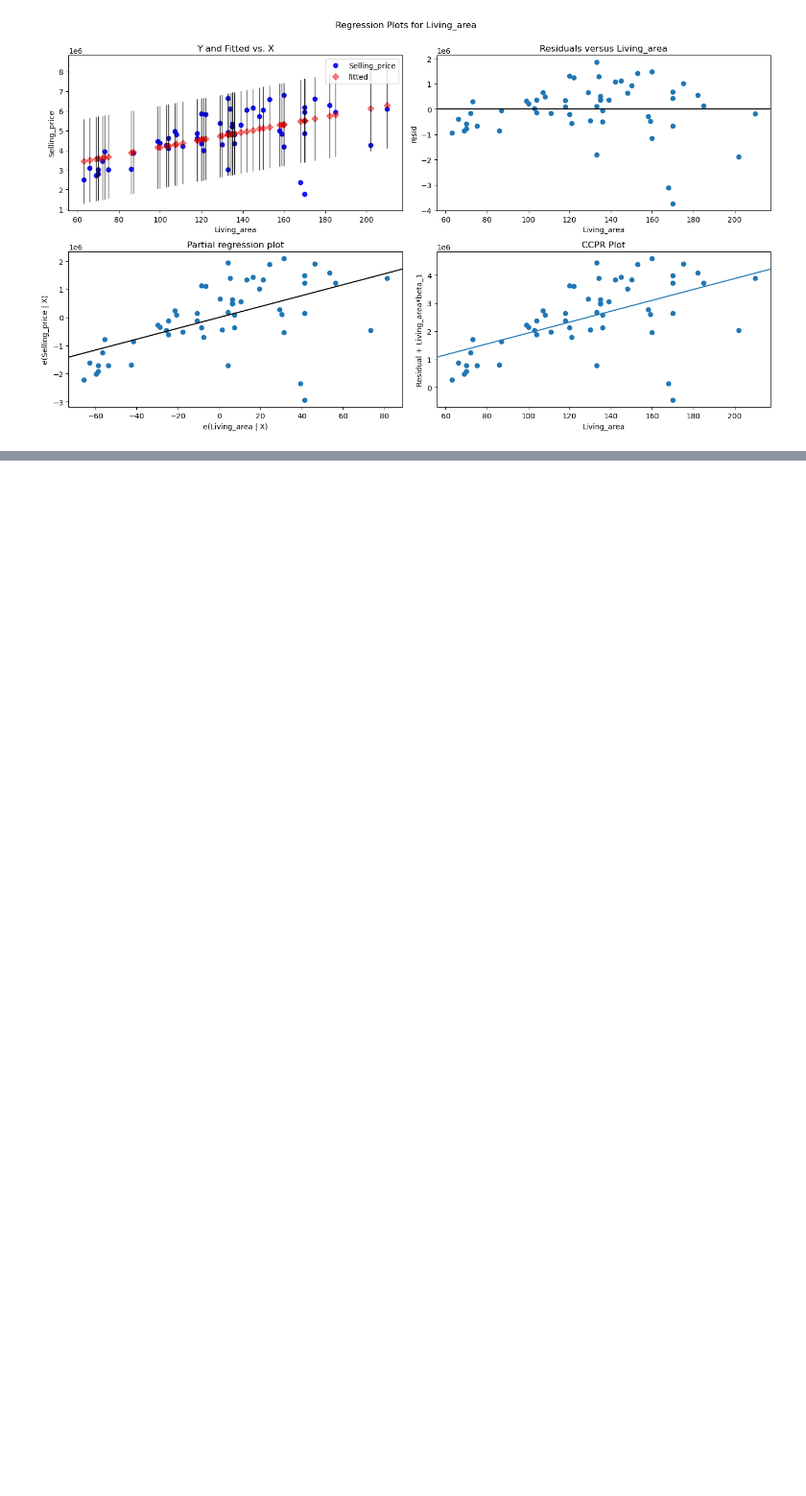
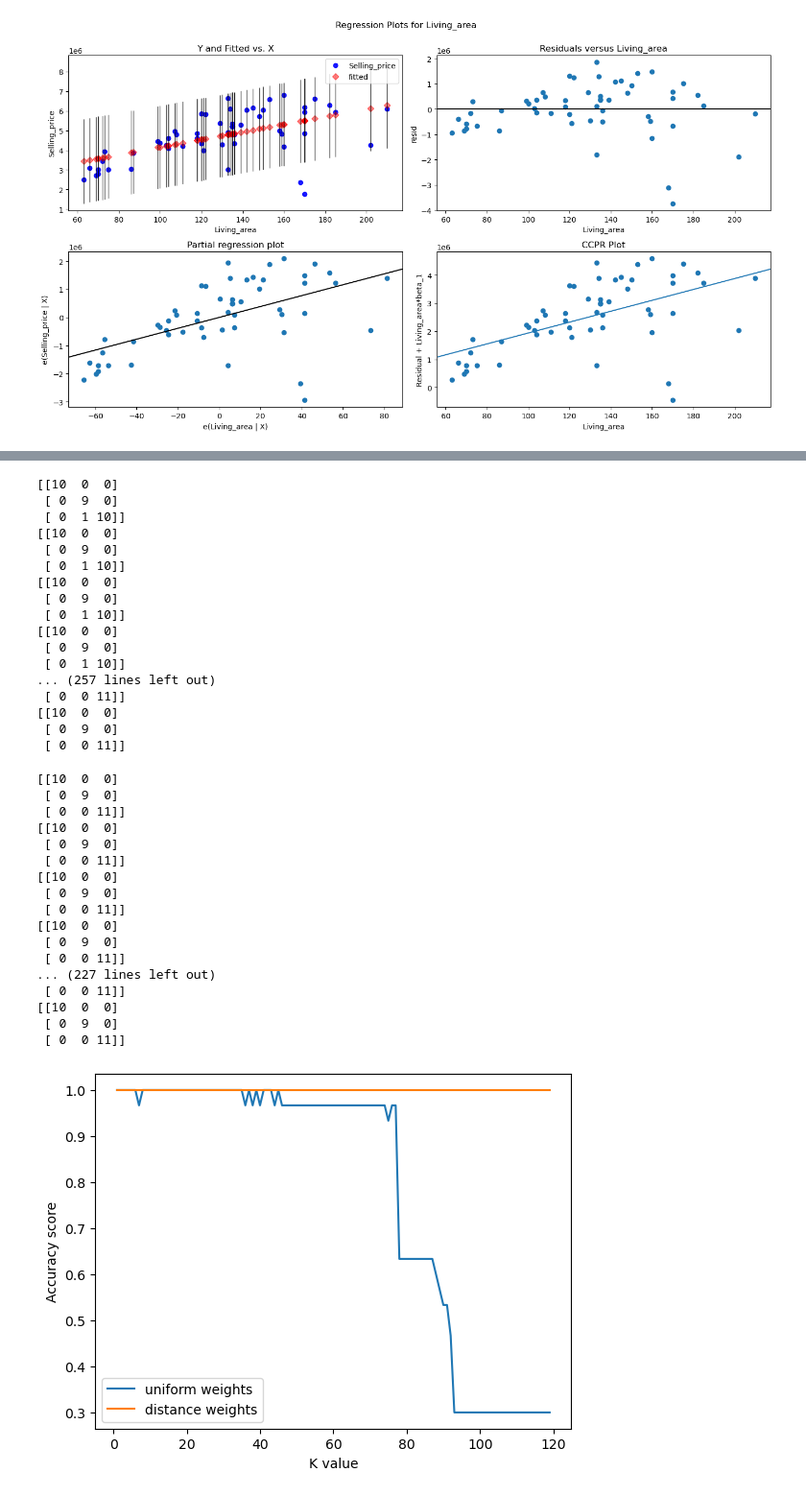
Before and after one commit to Dunkaburk/dat405-Data-Science-And-AI-weekly-assignments, a Jupyter notebook: lab2/weekly-2.ipynb, the cells around one changed output, grey strips where cells are left out. Shown at 96% size. Drawn from its saved outputs; the diff is of its cells as text; code cells hidden in the pictures; blank space fills up the shorter version.

```diff
--- a/lab2/weekly-2.ipynb
+++ b/lab2/weekly-2.ipynb
@@ -69,0 +76,42 @@ iris = load_iris(as_frame=True)
+# %%
+from sklearn.neighbors import KNeighborsClassifier
+
+# Split into training and test set
+X_train, X_test, y_train, y_test = train_test_split(iris.data, iris.target, test_size = 0.2, random_state=42)
+
+# Create list of K values to evaluate
+k_list = range(1, 120)
+
+# Create lists to store the accuracy scores for each K value
+uniform_weights_scores = []
+distance_weights_scores = []
+
+# Loop through the K values and train the KNN models
+for k in k_list:
+    # Create the KNN model with uniform weights
+    knn = KNeighborsClassifier(n_neighbors=k, weights='uniform')
+    knn.fit(X_train, y_train)
+    uniform_weights_scores.append(knn.score(X_test, y_test))
+
+    predicted_data = knn.predict(X_test)
+    cm2 = metrics.confusion_matrix(y_test, predicted_data)
+    print(cm2)
+
+for k in k_list:
+    # Create the KNN model with distance-based weights
+    knn = KNeighborsClassifier(n_neighbors=k, weights='distance')
+    knn.fit(X_train, y_train)
+    distance_weights_scores.append(knn.score(X_test, y_test))
+
+    predicted_data = knn.predict(X_test)
+    cm2 = metrics.confusion_matrix(y_test, predicted_data)
+    print(cm2)
+
+# Plot the accuracy scores for each K value
+plt.plot(k_list, uniform_weights_scores, label='uniform weights')
+plt.plot(k_list, distance_weights_scores, label='distance weights')
+plt.xlabel('K value')
+plt.ylabel('Accuracy score')
+plt.legend()
+plt.show()
+# %% [output]
@@ -69,0 +135,35 @@ iris = load_iris(as_frame=True)
+[[10  0  0]
+ [ 0  9  0]
+ [ 0  1 10]]
+[[10  0  0]
+ [ 0  9  0]
+ [ 0  1 10]]
+[[10  0  0]
+ [ 0  9  0]
+ [ 0  1 10]]
+[[10  0  0]
+ [ 0  9  0]
+ [ 0  1 10]]
+... (257 lines left out)
+ [ 0  0 11]]
+[[10  0  0]
+ [ 0  9  0]
+ [ 0  0 11]]
+[[10  0  0]
+ [ 0  9  0]
+ [ 0  0 11]]
+[[10  0  0]
+ [ 0  9  0]
+ [ 0  0 11]]
+[[10  0  0]
+ [ 0  9  0]
+ [ 0  0 11]]
+[[10  0  0]
+ [ 0  9  0]
+ [ 0  0 11]]
+... (227 lines left out)
+ [ 0  0 11]]
+[[10  0  0]
+ [ 0  9  0]
+ [ 0  0 11]]
+[figure, added]
```
Also changed, not shown: parts of 4 cells of this notebook.
